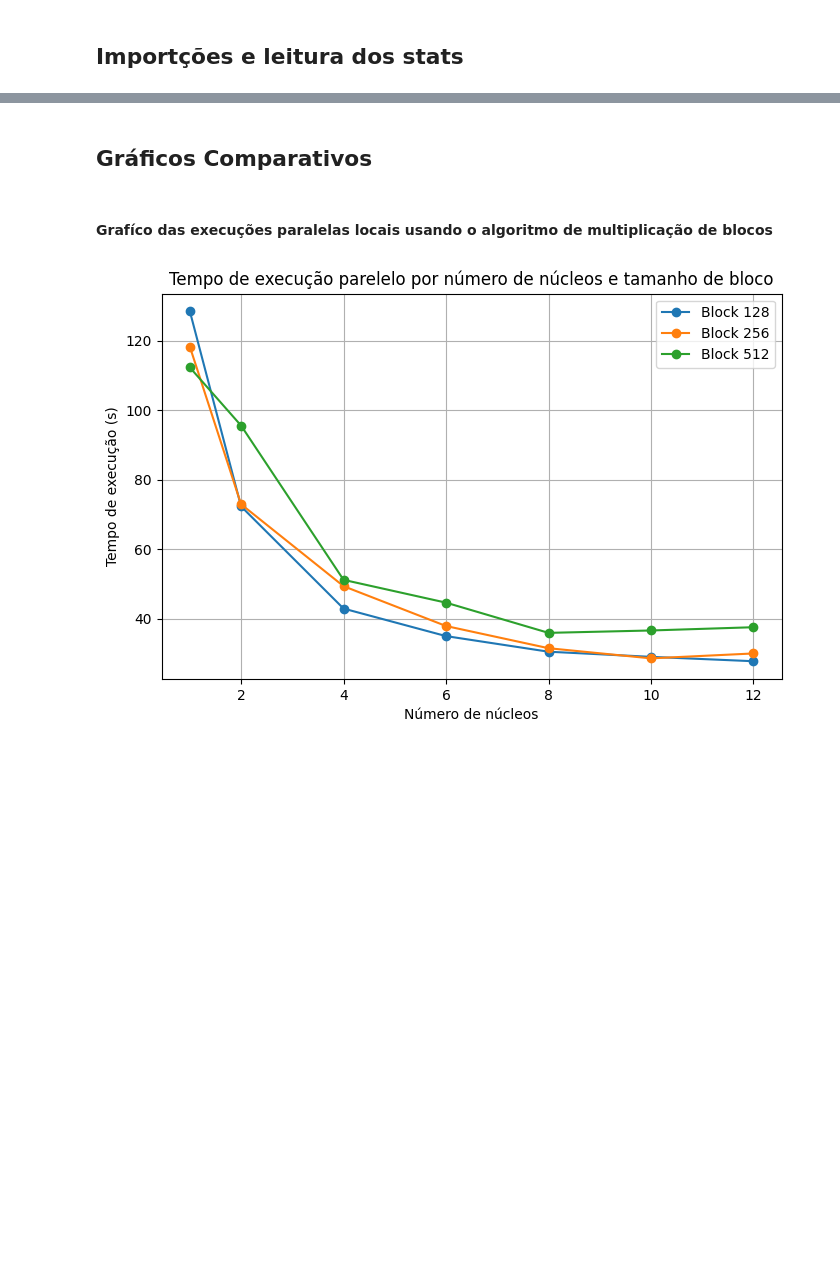
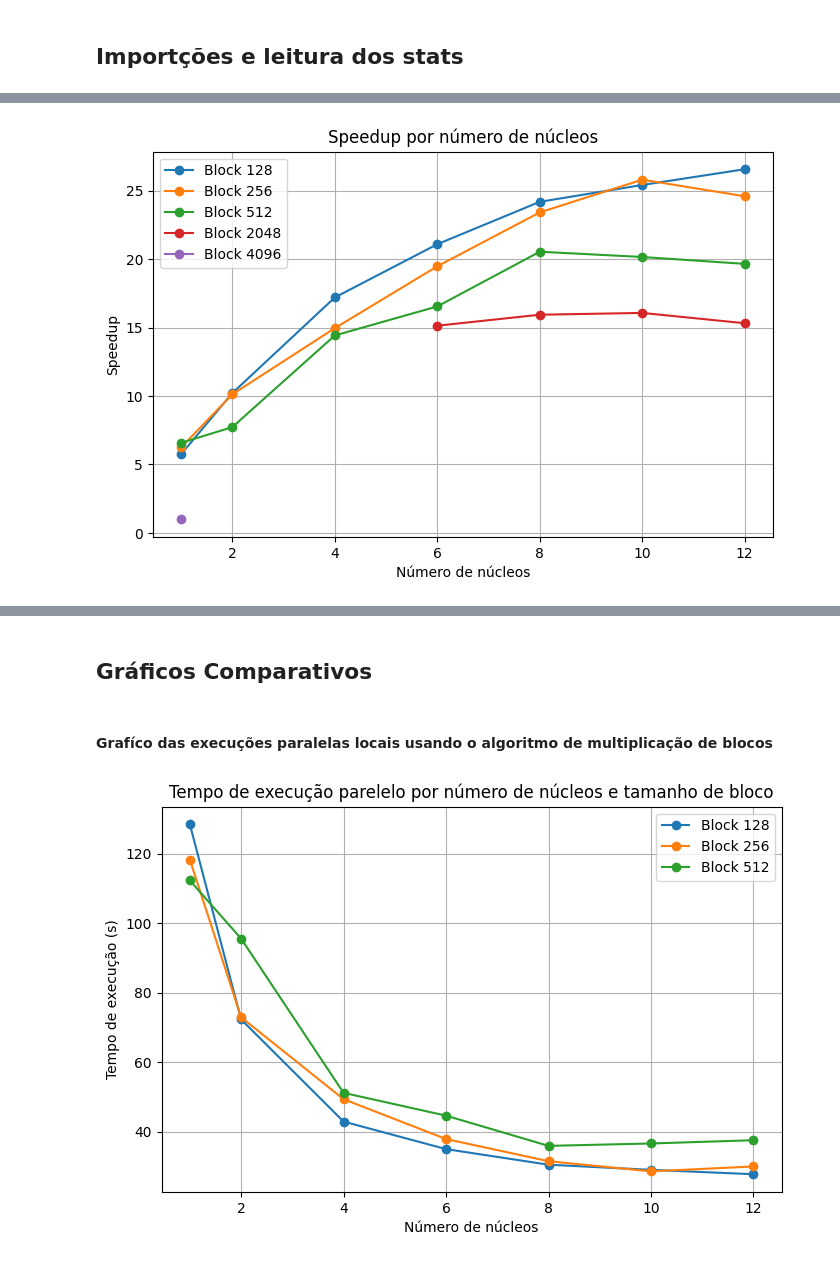
Before and after one commit to brunnbb/Distributed-matrix-multiplication, a Jupyter notebook: src/analyse_ts.ipynb, the cells around one changed output, grey strips where cells are left out. Cells and saved outputs as stored; diff of their text form; code cells hidden in the pictures; blank space fills up the shorter version.

```diff
--- a/src/analyse_ts.ipynb
+++ b/src/analyse_ts.ipynb
@@ -29,0 +64,21 @@ df.head()
+# %%
+t1_linear = df.loc[df["type"] == "Linear", "time_seconds"].values[0]
+t1_blocked128 = df.loc[
+    (df["type"] == "Blocked local") & (df["block_size"] == 128) & (df["num_cores"] == 1),
+    "time_seconds",
+].values[0]
+
+df_blocked128 = df[
+    (df["type"] == "Blocked local") &
+    (df["block_size"] == 128)
+].copy()
+# %%
+def compute_metrics(df, base_time):
+    df = df.copy()
+    df["speedup"] = base_time / df["time_seconds"]
+    df["efficiency"] = df["speedup"] / df["num_cores"]
+    df["redundancy"] = (df["time_seconds"] * df["num_cores"]) / base_time
+    return df
+# %%
+df_linear_base = compute_metrics(df, t1_linear)
+df_blocked128 = compute_metrics(df, t1_blocked128)
@@ -29,0 +133,12 @@ df.head()
+# %%
+plt.figure(figsize=(8,5))
+for block_size, subdf in df_linear_base.groupby("block_size"):
+    plt.plot(subdf["num_cores"], subdf["speedup"], marker='o', label=f"Block {block_size}")
+plt.xlabel("Número de núcleos")
+plt.ylabel("Speedup")
+plt.title("Speedup por número de núcleos")
+plt.legend()
+plt.grid(True)
+plt.show()
+# %% [output]
+[figure, added]
```
Also changed, not shown: parts of 12 cells of this notebook, 8 other files.
